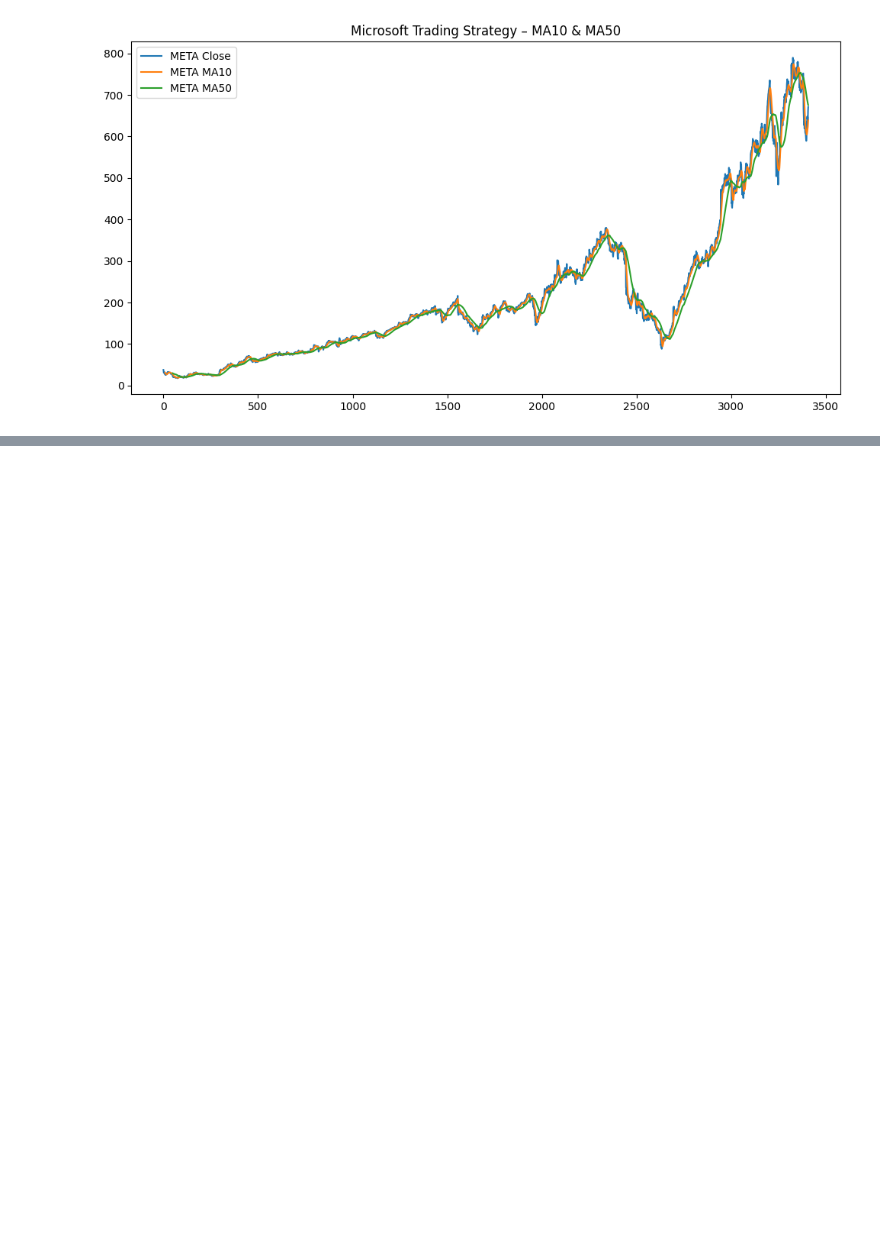
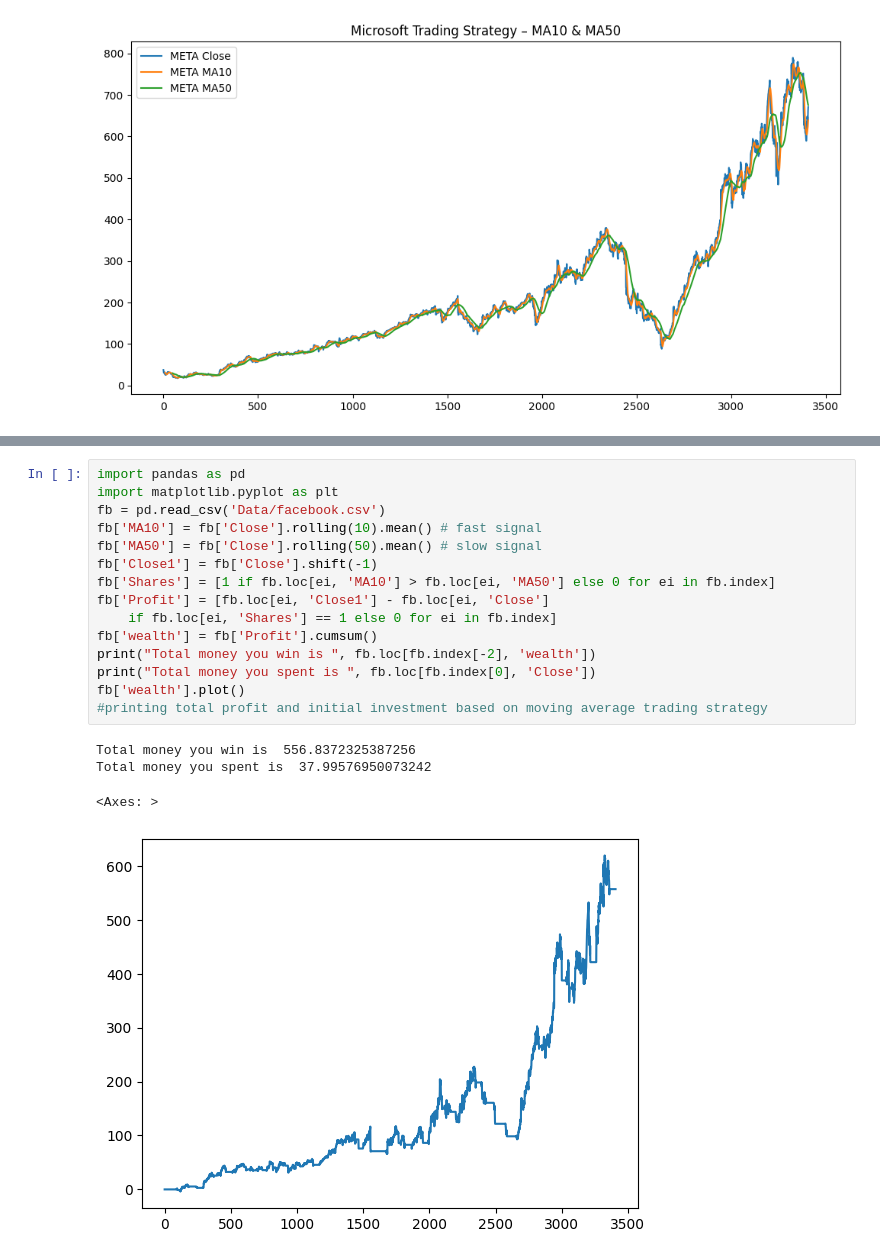
Before and after one commit to title-robbie-title/hkust-financial-analysis, a Jupyter notebook: HKUST-Financial-Analysis/module1.ipynb, the cells around one changed output, grey strips where cells are left out. Cells and saved outputs as stored; diff of their text form; blank space fills up the shorter version.

```diff
--- a/HKUST-Financial-Analysis/module1.ipynb
+++ b/HKUST-Financial-Analysis/module1.ipynb
@@ -358,0 +423,20 @@ plt.show()
+# %%
+import pandas as pd
+import matplotlib.pyplot as plt
+fb = pd.read_csv('Data/facebook.csv')
+fb['MA10'] = fb['Close'].rolling(10).mean() # fast signal
+fb['MA50'] = fb['Close'].rolling(50).mean() # slow signal
+fb['Close1'] = fb['Close'].shift(-1)
+fb['Shares'] = [1 if fb.loc[ei, 'MA10'] > fb.loc[ei, 'MA50'] else 0 for ei in fb.index]
+fb['Profit'] = [fb.loc[ei, 'Close1'] - fb.loc[ei, 'Close']
+    if fb.loc[ei, 'Shares'] == 1 else 0 for ei in fb.index]
+fb['wealth'] = fb['Profit'].cumsum()
+print("Total money you win is ", fb.loc[fb.index[-2], 'wealth'])
+print("Total money you spent is ", fb.loc[fb.index[0], 'Close'])
+fb['wealth'].plot()
+#printing total profit and initial investment based on moving average trading strategy
+# %% [output]
+Total money you win is  556.8372325387256
+Total money you spent is  37.99576950073242
+<Axes: >
+[figure, added]
```
Also changed, not shown: parts of 3 cells of this notebook.
